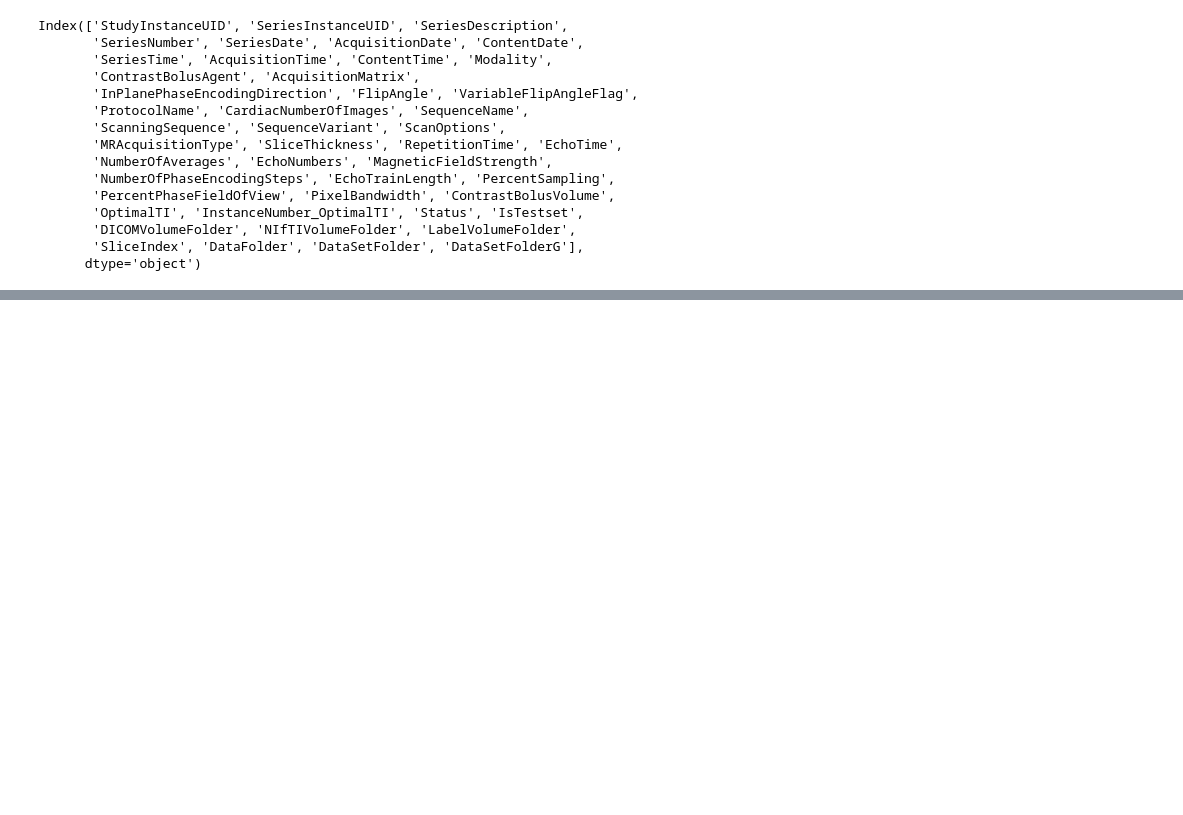
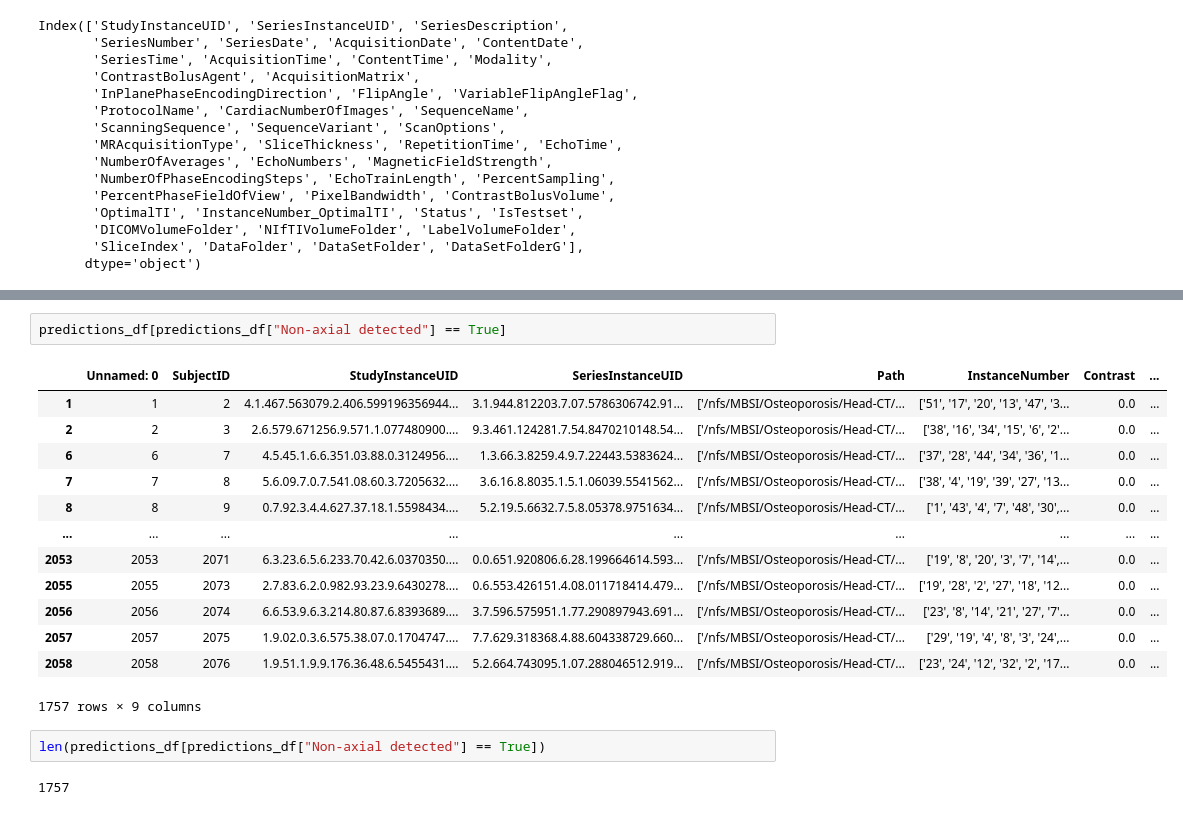
Before and after one commit to Nishantppanchal/DeepContrast-osteoporosis-ct, a Jupyter notebook: Contrast_checker.ipynb, the cells around one changed output, grey strips where cells are left out. Cells and saved outputs as stored; diff of their text form; blank space fills up the shorter version.

```diff
--- a/Contrast_checker.ipynb
+++ b/Contrast_checker.ipynb
@@ -55,0 +165,20 @@ class HeadCTData:
+# %%
+predictions_df[predictions_df["Non-axial detected"] == True]
+# %% [output]
+|  | Unnamed: 0 | SubjectID | StudyInstanceUID | SeriesInstanceUID | Path | InstanceNumber | Contrast | ... |
+| 1 | 1 | 2 | 4.1.467.563079.2.406.599196356944... | 3.1.944.812203.7.07.5786306742.91... | ['/nfs/MBSI/Osteoporosis/Head-CT/... | ['51', '17', '20', '13', '47', '3... | 0.0 | ... |
+| 2 | 2 | 3 | 2.6.579.671256.9.571.1.077480900.... | 9.3.461.124281.7.54.8470210148.54... | ['/nfs/MBSI/Osteoporosis/Head-CT/... | ['38', '16', '34', '15', '6', '2'... | 0.0 | ... |
+| 6 | 6 | 7 | 4.5.45.1.6.6.351.03.88.0.3124956.... | 1.3.66.3.8259.4.9.7.22443.5383624... | ['/nfs/MBSI/Osteoporosis/Head-CT/... | ['37', '28', '44', '34', '36', '1... | 0.0 | ... |
+| 7 | 7 | 8 | 5.6.09.7.0.7.541.08.60.3.7205632.... | 3.6.16.8.8035.1.5.1.06039.5541562... | ['/nfs/MBSI/Osteoporosis/Head-CT/... | ['38', '4', '19', '39', '27', '13... | 0.0 | ... |
+| 8 | 8 | 9 | 0.7.92.3.4.4.627.37.18.1.5598434.... | 5.2.19.5.6632.7.5.8.05378.9751634... | ['/nfs/MBSI/Osteoporosis/Head-CT/... | ['1', '43', '4', '7', '48', '30',... | 0.0 | ... |
+| ... | ... | ... | ... | ... | ... | ... | ... | ... |
+| 2053 | 2053 | 2071 | 6.3.23.6.5.6.233.70.42.6.0370350.... | 0.0.651.920806.6.28.199664614.593... | ['/nfs/MBSI/Osteoporosis/Head-CT/... | ['19', '8', '20', '3', '7', '14',... | 0.0 | ... |
+| 2055 | 2055 | 2073 | 2.7.83.6.2.0.982.93.23.9.6430278.... | 0.6.553.426151.4.08.011718414.479... | ['/nfs/MBSI/Osteoporosis/Head-CT/... | ['19', '28', '2', '27', '18', '12... | 0.0 | ... |
+| 2056 | 2056 | 2074 | 6.6.53.9.6.3.214.80.87.6.8393689.... | 3.7.596.575951.1.77.290897943.691... | ['/nfs/MBSI/Osteoporosis/Head-CT/... | ['23', '8', '14', '21', '27', '7'... | 0.0 | ... |
+| 2057 | 2057 | 2075 | 1.9.02.0.3.6.575.38.07.0.1704747.... | 7.7.629.318368.4.88.604338729.660... | ['/nfs/MBSI/Osteoporosis/Head-CT/... | ['29', '19', '4', '8', '3', '24',... | 0.0 | ... |
+| 2058 | 2058 | 2076 | 1.9.51.1.9.9.176.36.48.6.5455431.... | 5.2.664.743095.1.07.288046512.919... | ['/nfs/MBSI/Osteoporosis/Head-CT/... | ['23', '24', '12', '32', '2', '17... | 0.0 | ... |
+1757 rows × 9 columns
+# %%
+len(predictions_df[predictions_df["Non-axial detected"] == True])
+# %% [output]
+1757
```
Also changed, not shown: parts of 15 cells of this notebook, 9 other files.
